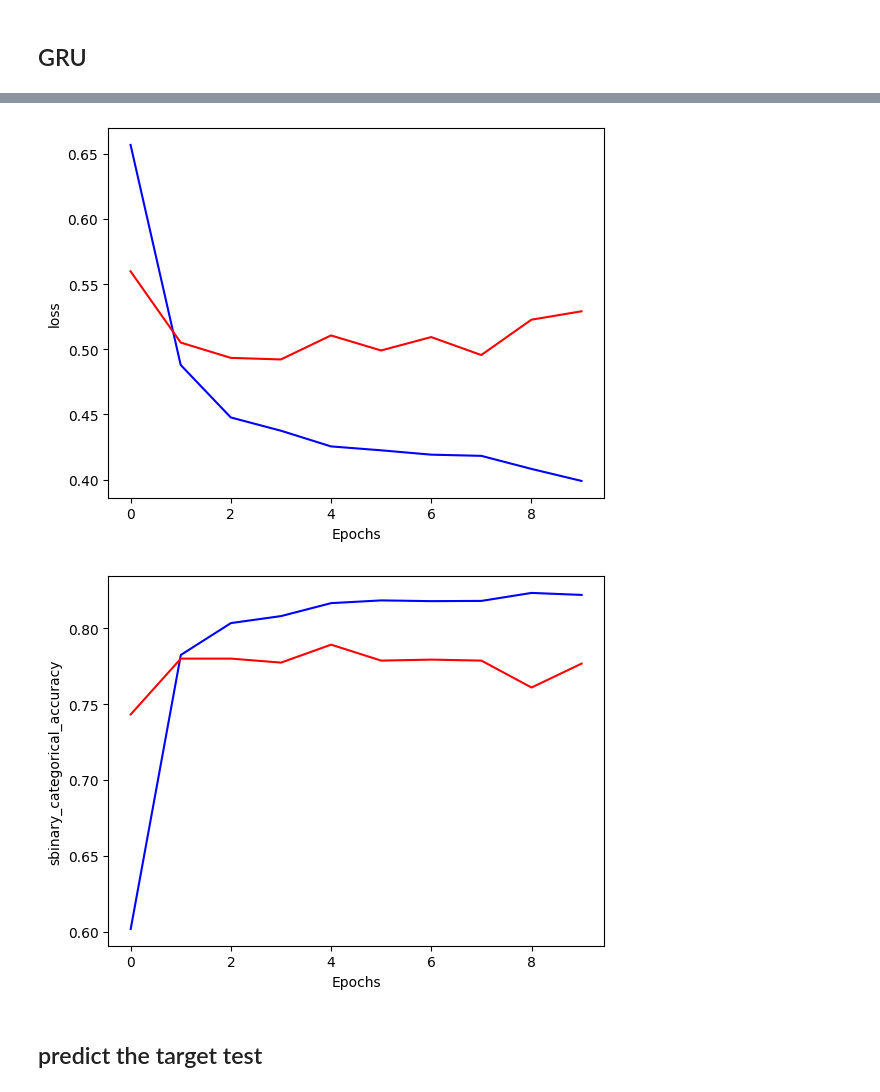
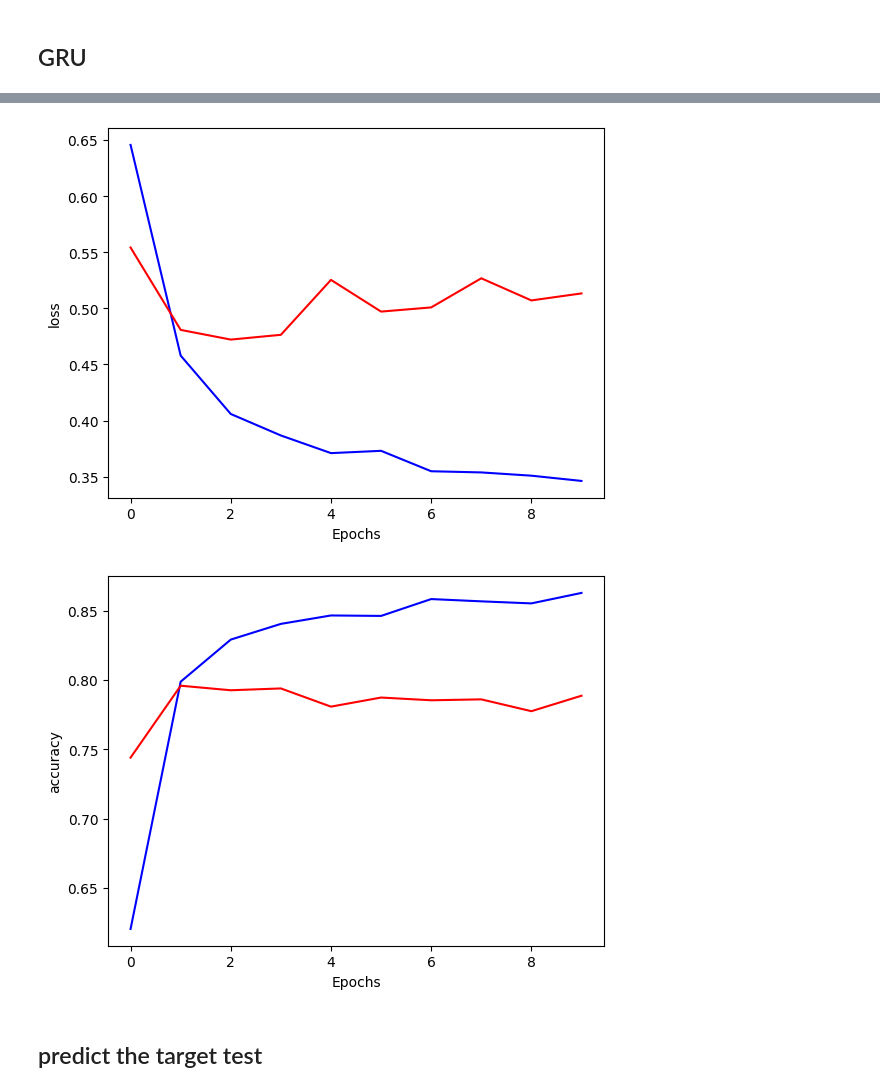
Before and after one commit to Stylomines/Disaster_Tweets, a Jupyter notebook: disaster_tweets.ipynb, the cells around one changed output, grey strips where cells are left out. Drawn from its saved outputs; the diff is of its cells as text; code cells hidden in the pictures.

```diff
--- a/disaster_tweets.ipynb
+++ b/disaster_tweets.ipynb
@@ -503,15 +459,12 @@ model_gru.save("model_gru.h5")
 # %%
-from tensorflow.keras.layers import LSTM
+model_lstm = tf.keras.Sequential([
+                  tf.keras.layers.Embedding(vocab_size+1, 32, input_shape=[tweet.shape[1],],name="embedding"),
+                  tf.keras.layers.LSTM(units=32, return_sequences=True), # maintains the sequential nature
+                  tf.keras.layers.LSTM(units=16, return_sequences=False), # returns the last output
+                  # tf.keras.layers.Dense(16, activation='relu'),
+                  tf.keras.layers.Dense(8, activation='relu'),
 
-vocab_size = len(tokenizer.word_index)
-model_lstm = tf.keras.Sequential([
-                  Embedding(vocab_size+1, 64, input_shape=[tweet.shape[1],],name="embedding"),
-                  # LSTM(units=64, return_sequences=True), # maintains the sequential nature
-                  LSTM(units=32, return_sequences=False), # returns the last output
-                  Dense(16, activation='relu'),
-                  Dense(8, activation='relu'),
-
-                  Dense(1, activation="sigmoid", name="last")
+                  tf.keras.layers.Dense(1, activation="sigmoid")
 ])
 # %%
 model_lstm.summary()
@@ -540,7 +493,7 @@ optimizer= tf.keras.optimizers.Adam()
 
 model_lstm.compile(optimizer=optimizer,
               loss=tf.keras.losses.BinaryCrossentropy(),
-              metrics=[tf.keras.metrics.BinaryAccuracy()])
+              metrics=['accuracy'])
 # %%
 history_lstm = model_lstm.fit(train_batch,
                               epochs=10,
@@ -574,16 +527,16 @@ plt.ylabel("loss")
 plt.xlabel("Epochs")
 plt.show()
 # %% [output]
-[figure, old version]
+[figure, new version]
 # %%
 # Visualization of accuracy training
-plt.plot(history_lstm.history["binary_accuracy"], color="b")
-plt.plot(history_lstm.history["val_binary_accuracy"], color="r")
-plt.ylabel("sbinary_categorical_accuracy")
+plt.plot(history_lstm.history["accuracy"], color="b")
+plt.plot(history_lstm.history["val_accuracy"], color="r")
+plt.ylabel("accuracy")
 plt.xlabel("Epochs")
 plt.show()
 # %% [output]
-[figure, old version]
+[figure, new version]
 # %%
 model_lstm.save("model_lstm.h5")
 # %% [markdown]
```
Also changed, not shown: parts of 51 cells of this notebook, 5 other files.
